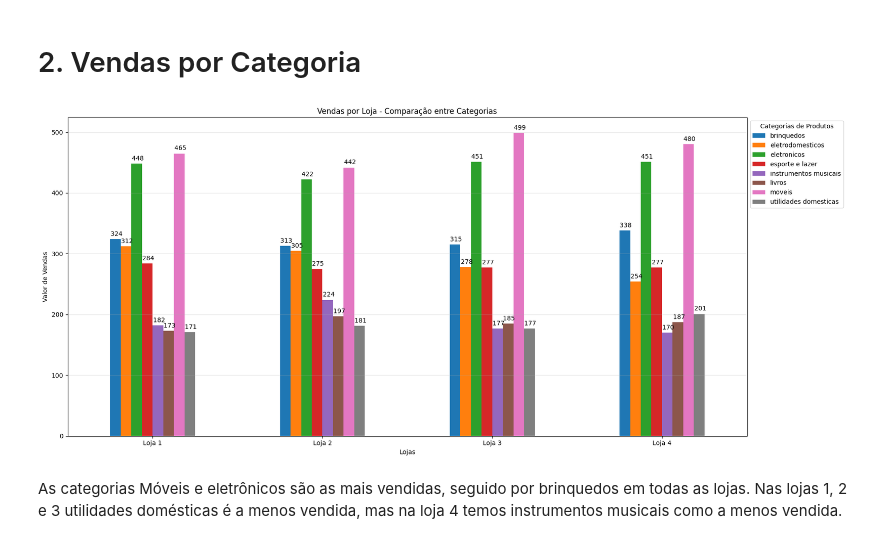
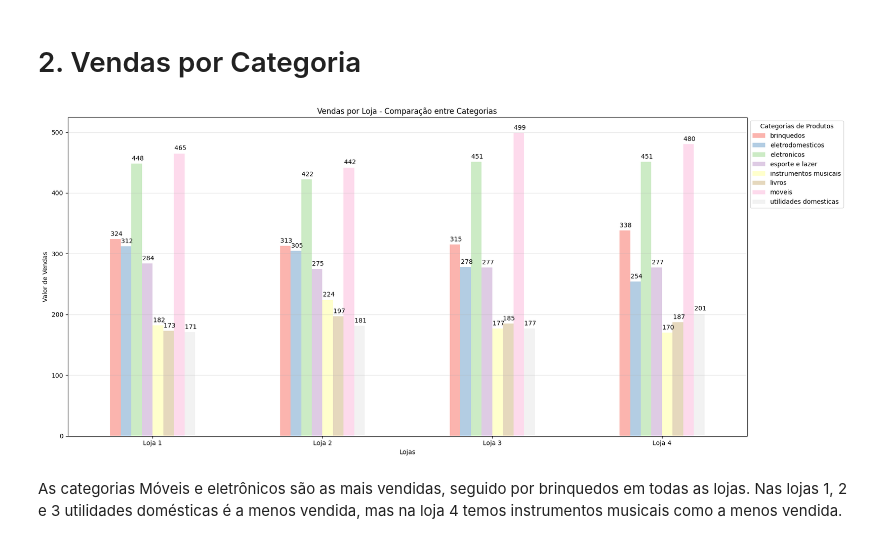
Before and after one commit to JNarimatsu/One_Challenge_Alura_Store, a Jupyter notebook: AluraStoreBrasil.ipynb, the cells around one changed output. Saved outputs shown, nothing was run; the diff lists cells and outputs as text; code cells hidden in the pictures.

```diff
--- a/AluraStoreBrasil.ipynb
+++ b/AluraStoreBrasil.ipynb
@@ -152,23 +158,23 @@ venda_categoria = pd.DataFrame({
 # %%
 venda_transposto = venda_categoria.T
 
 
-ax = venda_transposto.plot.bar(figsize=(18, 8))
+ax = venda_transposto.plot.bar(figsize=(18, 8), cmap='Pastel1')
 plt.title('Vendas por Loja - Comparação entre Categorias')
 plt.xlabel('Lojas')
 plt.ylabel('Valor de Vendas')
 plt.xticks(rotation=0)
 plt.grid(axis='y', alpha=0.3)
 plt.legend(title='Categorias de Produtos', loc='upper left',
            bbox_to_anchor=(1, 1))
 
 for container in ax.containers:
     ax.bar_label(container, fmt=' %.0f', label_type='edge', padding=3)
 
 plt.tight_layout()
 plt.show()
 # %% [output]
-[figure, old version]
+[figure, new version]
 # %% [markdown]
 As categorias Móveis e eletrônicos são as mais vendidas, seguido por brinquedos em todas as lojas. Nas lojas 1, 2 e 3 utilidades domésticas é a menos vendida, mas na loja 4 temos instrumentos musicais como a menos vendida.
 # %% [markdown]
```
Also changed, not shown: parts of 8 cells of this notebook.
